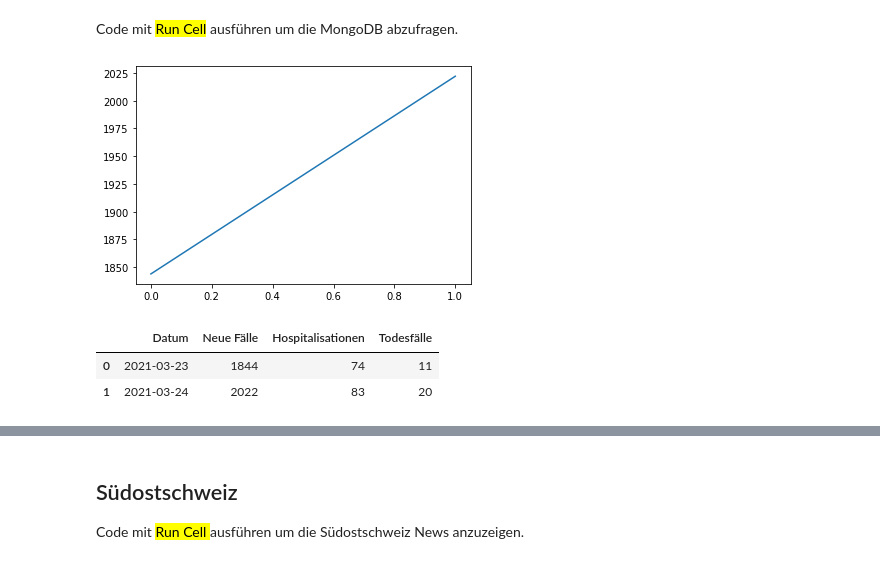
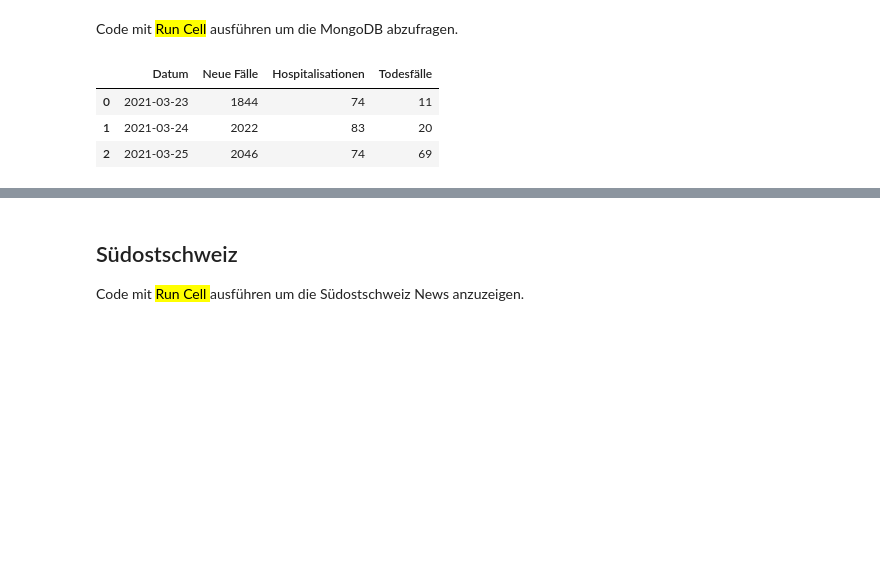
Before and after one commit to tinuwalther/Jupyter-Notebooks, a Jupyter notebook: python/News-Reader.ipynb, the cells around one changed output, grey strips where cells are left out. Cells and saved outputs as stored; diff of their text form; code cells hidden in the pictures; blank space fills up the shorter version.

```diff
--- a/python/News-Reader.ipynb
+++ b/python/News-Reader.ipynb
@@ -293,34 +293,31 @@ def get_collection(connectionstring, database, collection):
     mongo_col    = mongo_db[collection]
     mongo_client.close()
     return mongo_col.find()
 
 
 import pandas as pd
 import matplotlib
 import datetime
 
 result = []
 credentials = input('user:password')
 connectionstring = "mongodb+srv://"+credentials+"@cluster0.epl3x.mongodb.net/?retryWrites=true&w=majority"
 for doc in get_collection(connectionstring, 'JupyterNB', 'Covid19'):
     #print(doc['Datum'],doc['Case'],doc['Difference']
     thisdict = {
             #'Datum'             : doc['Datum'],
             'Datum'             : datetime.datetime.strptime(doc['Datum'], '%d.%m.%Y'),
             'Neue Fälle'        : int(doc['Neue Fälle']),
             'Hospitalisationen' : int(doc['Hospitalisationen']),
             'Todesfälle'        : int(doc['Todesfälle']),
     }
     result.append(thisdict)
 
 # create a data frame set
 df = pd.DataFrame(result)
-# Print data frame set as line chart
-df['Neue Fälle'].plot()
-# Print data frame set as table
 df.head()
 # %% [output]
-[figure, removed]
 |  | Datum | Neue Fälle | Hospitalisationen | Todesfälle |
 | 0 | 2021-03-23 | 1844 | 74 | 11 |
 | 1 | 2021-03-24 | 2022 | 83 | 20 |
+| 2 | 2021-03-25 | 2046 | 74 | 69 |
```
Also changed, not shown: parts of 5 cells of this notebook.
